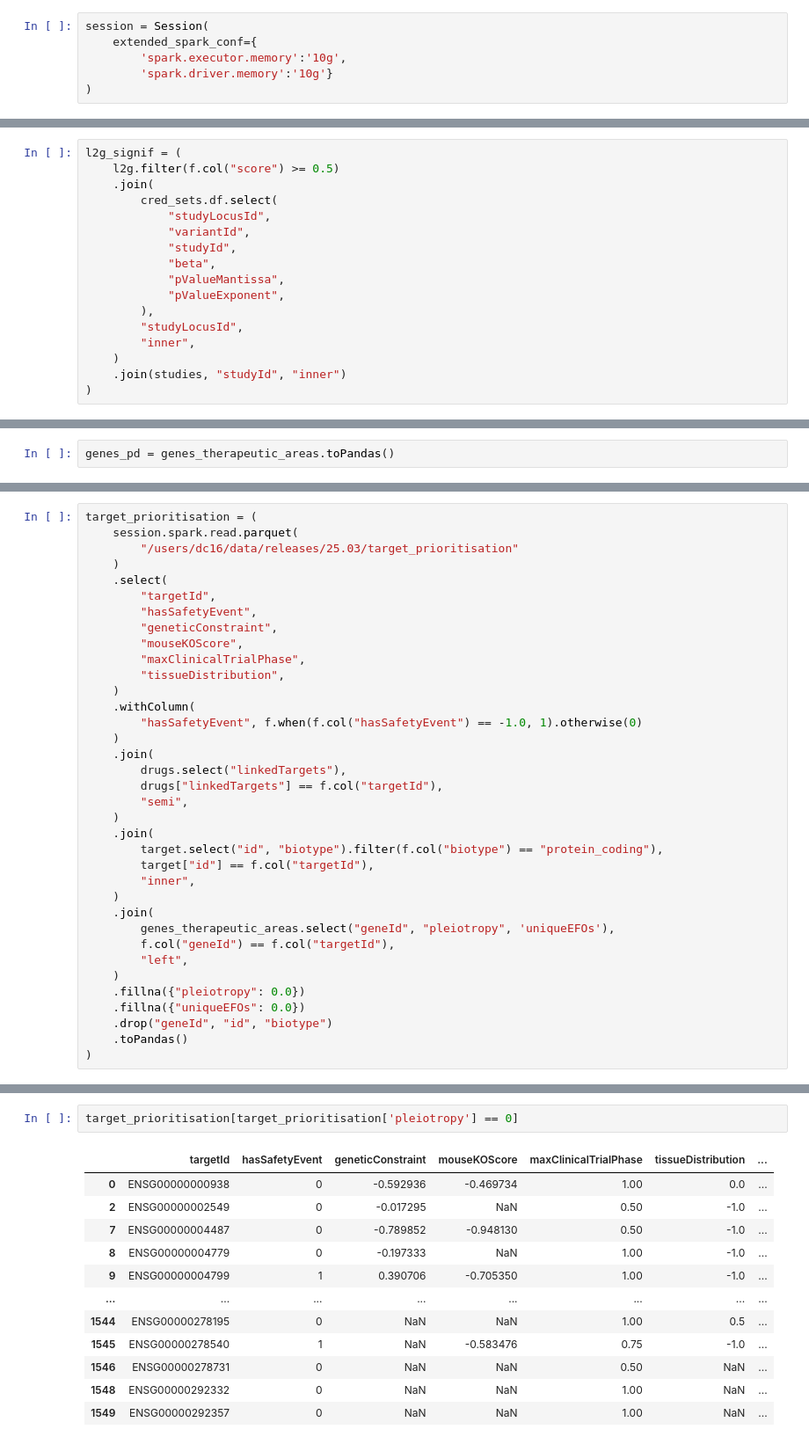
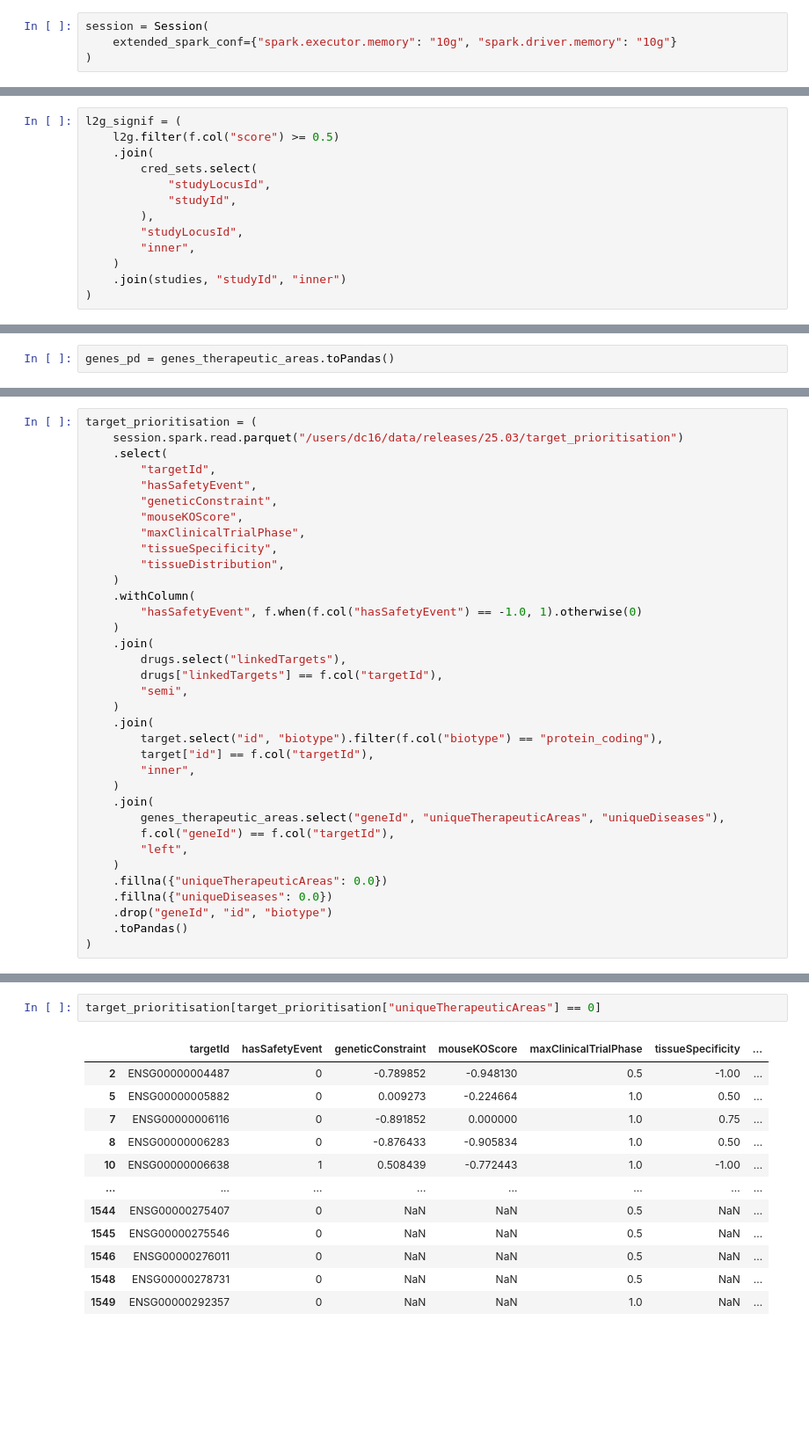
Before and after one commit to opentargets/Gentropy-manuscript, a Jupyter notebook: chapters/pleiotropy/gene_pleiotropy_analysis.ipynb, the cells around one changed output, grey strips where cells are left out. Shown at 88% size. Drawn from its saved outputs; the diff is of its cells as text; blank space fills up the shorter version.

```diff
--- a/chapters/pleiotropy/gene_pleiotropy_analysis.ipynb
+++ b/chapters/pleiotropy/gene_pleiotropy_analysis.ipynb
@@ -23,8 +16,6 @@ IProgress not found. Please update jupyter and ipywidgets. See https://ipywidget
 # %%
 session = Session(
-    extended_spark_conf={
-        'spark.executor.memory':'10g',
-        'spark.driver.memory':'10g'}
+    extended_spark_conf={"spark.executor.memory": "10g", "spark.driver.memory": "10g"}
 )
 # %% [output]
 Setting default log level to "WARN".
@@ -82,13 +42,9 @@ tissue_specificity = (
 l2g_signif = (
     l2g.filter(f.col("score") >= 0.5)
     .join(
-        cred_sets.df.select(
+        cred_sets.select(
             "studyLocusId",
-            "variantId",
             "studyId",
-            "beta",
-            "pValueMantissa",
-            "pValueExponent",
         ),
         "studyLocusId",
         "inner",
@@ -564,15 +673,14 @@ drugs = session.spark.read.parquet(
 )
 # %%
 target_prioritisation = (
-    session.spark.read.parquet(
-        "/users/dc16/data/releases/25.03/target_prioritisation"
-    )
+    session.spark.read.parquet("/users/dc16/data/releases/25.03/target_prioritisation")
     .select(
         "targetId",
         "hasSafetyEvent",
         "geneticConstraint",
         "mouseKOScore",
         "maxClinicalTrialPhase",
+        "tissueSpecificity",
         "tissueDistribution",
     )
     .withColumn(
@@ -589,12 +697,12 @@ target_prioritisation = (
         "inner",
     )
     .join(
-        genes_therapeutic_areas.select("geneId", "pleiotropy", 'uniqueEFOs'),
+        genes_therapeutic_areas.select("geneId", "uniqueTherapeuticAreas", "uniqueDiseases"),
         f.col("geneId") == f.col("targetId"),
         "left",
     )
-    .fillna({"pleiotropy": 0.0})
-    .fillna({"uniqueEFOs": 0.0})
+    .fillna({"uniqueTherapeuticAreas": 0.0})
+    .fillna({"uniqueDiseases": 0.0})
     .drop("geneId", "id", "biotype")
     .toPandas()
 )
@@ -617,15 +725,15 @@ target_prioritisation
 # %%
-target_prioritisation[target_prioritisation['pleiotropy'] == 0]
+target_prioritisation[target_prioritisation["uniqueTherapeuticAreas"] == 0]
 # %% [output]
-|  | targetId | hasSafetyEvent | geneticConstraint | mouseKOScore | maxClinicalTrialPhase | tissueDistribution | ... |
-| 0 | ENSG00000000938 | 0 | -0.592936 | -0.469734 | 1.00 | 0.0 | ... |
-| 2 | ENSG00000002549 | 0 | -0.017295 | NaN | 0.50 | -1.0 | ... |
-| 7 | ENSG00000004487 | 0 | -0.789852 | -0.948130 | 0.50 | -1.0 | ... |
-| 8 | ENSG00000004779 | 0 | -0.197333 | NaN | 1.00 | -1.0 | ... |
-| 9 | ENSG00000004799 | 1 | 0.390706 | -0.705350 | 1.00 | -1.0 | ... |
+|  | targetId | hasSafetyEvent | geneticConstraint | mouseKOScore | maxClinicalTrialPhase | tissueSpecificity | ... |
+| 2 | ENSG00000004487 | 0 | -0.789852 | -0.948130 | 0.5 | -1.00 | ... |
+| 5 | ENSG00000005882 | 0 | 0.009273 | -0.224664 | 1.0 | 0.50 | ... |
+| 7 | ENSG00000006116 | 0 | -0.891852 | 0.000000 | 1.0 | 0.75 | ... |
+| 8 | ENSG00000006283 | 0 | -0.876433 | -0.905834 | 1.0 | 0.50 | ... |
+| 10 | ENSG00000006638 | 1 | 0.508439 | -0.772443 | 1.0 | -1.00 | ... |
 | ... | ... | ... | ... | ... | ... | ... | ... |
-| 1544 | ENSG00000278195 | 0 | NaN | NaN | 1.00 | 0.5 | ... |
-| 1545 | ENSG00000278540 | 1 | NaN | -0.583476 | 0.75 | -1.0 | ... |
-| 1546 | ENSG00000278731 | 0 | NaN | NaN | 0.50 | NaN | ... |
-| 1548 | ENSG00000292332 | 0 | NaN | NaN | 1.00 | NaN | ... |
-| 1549 | ENSG00000292357 | 0 | NaN | NaN | 1.00 | NaN | ... |
+| 1544 | ENSG00000275407 | 0 | NaN | NaN | 0.5 | NaN | ... |
+| 1545 | ENSG00000275546 | 0 | NaN | NaN | 0.5 | NaN | ... |
+| 1546 | ENSG00000276011 | 0 | NaN | NaN | 0.5 | NaN | ... |
+| 1548 | ENSG00000278731 | 0 | NaN | NaN | 0.5 | NaN | ... |
+| 1549 | ENSG00000292357 | 0 | NaN | NaN | 1.0 | NaN | ... |
```
Also changed, not shown: parts of 41 cells of this notebook.
